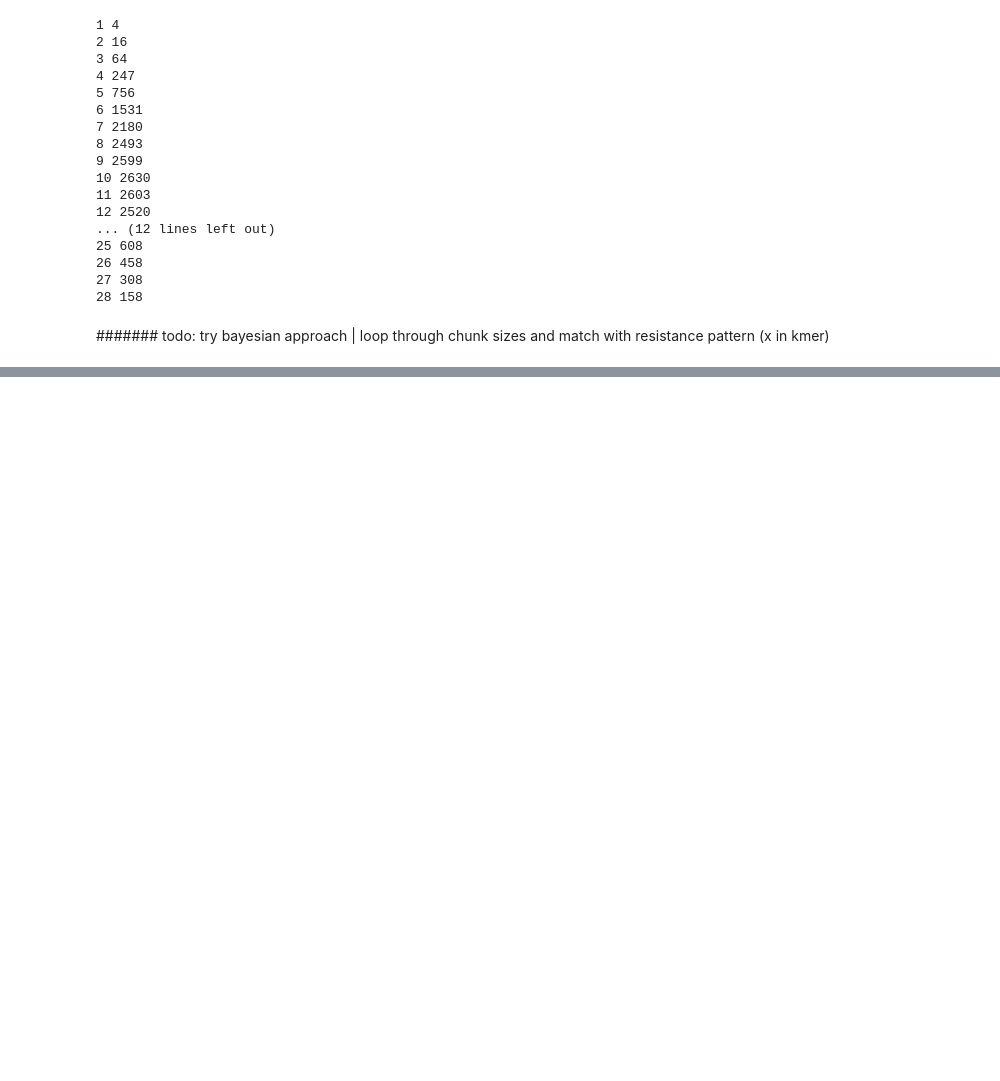
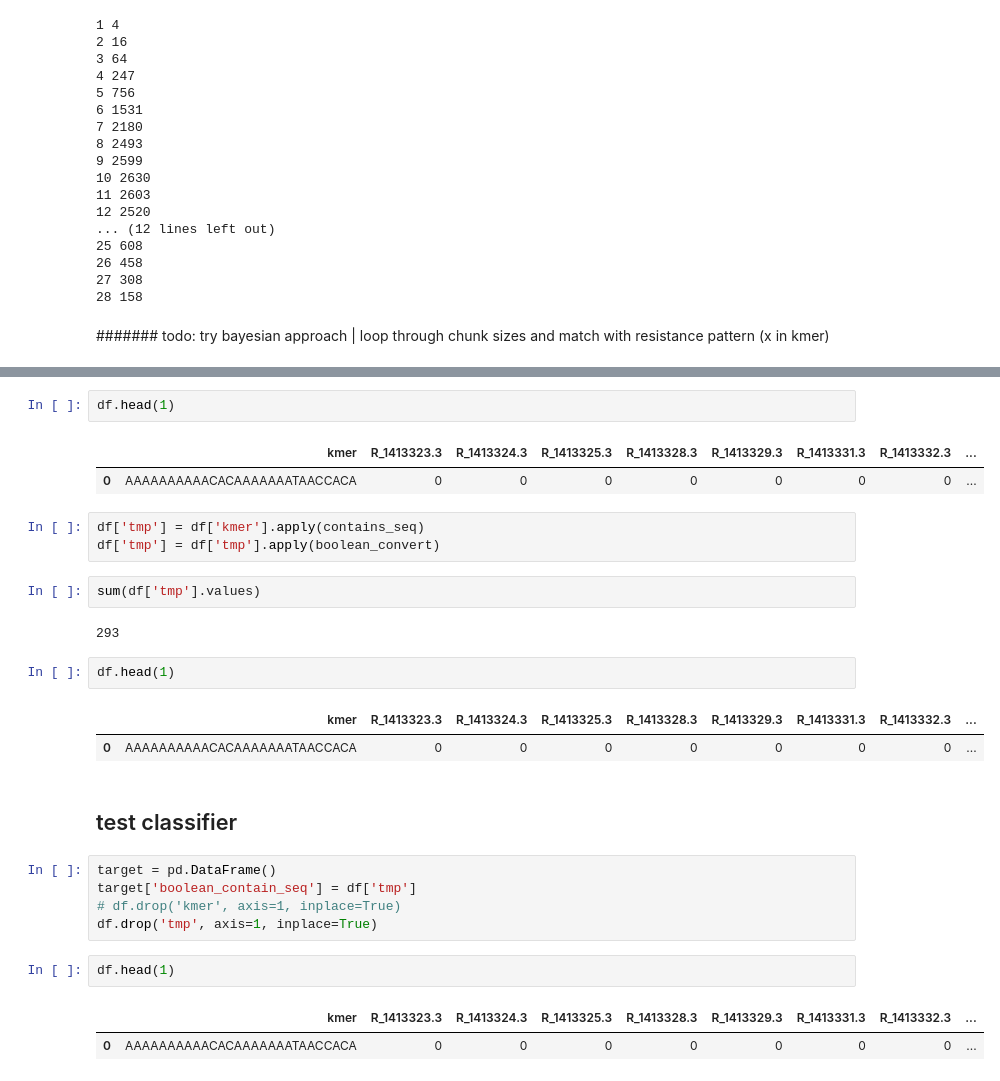
Before and after one commit to dUmich/genome_data, a Jupyter notebook: jupyter_notebooks/approach_three.ipynb, the cells around one changed output, grey strips where cells are left out. Drawn from its saved outputs; the diff is of its cells as text; blank space fills up the shorter version.

```diff
--- a/jupyter_notebooks/approach_three.ipynb
+++ b/jupyter_notebooks/approach_three.ipynb
@@ -312,0 +332,29 @@ for uuu in range(1,(len(mapping_df['kmer'].values[5])+1)):
+# %%
+df.head(1)
+# %% [output]
+|  | kmer | R_1413323.3 | R_1413324.3 | R_1413325.3 | R_1413328.3 | R_1413329.3 | R_1413331.3 | R_1413332.3 | ... |
+| 0 | AAAAAAAAAACACAAAAAAATAACCACA | 0 | 0 | 0 | 0 | 0 | 0 | 0 | ... |
+# %%
+df['tmp'] = df['kmer'].apply(contains_seq)
+df['tmp'] = df['tmp'].apply(boolean_convert)
+# %%
+sum(df['tmp'].values)
+# %% [output]
+293
+# %%
+df.head(1)
+# %% [output]
+|  | kmer | R_1413323.3 | R_1413324.3 | R_1413325.3 | R_1413328.3 | R_1413329.3 | R_1413331.3 | R_1413332.3 | ... |
+| 0 | AAAAAAAAAACACAAAAAAATAACCACA | 0 | 0 | 0 | 0 | 0 | 0 | 0 | ... |
+# %% [markdown]
+## test classifier
+# %%
+target = pd.DataFrame()
+target['boolean_contain_seq'] = df['tmp']
+# df.drop('kmer', axis=1, inplace=True)
+df.drop('tmp', axis=1, inplace=True)
+# %%
+df.head(1)
+# %% [output]
+|  | kmer | R_1413323.3 | R_1413324.3 | R_1413325.3 | R_1413328.3 | R_1413329.3 | R_1413331.3 | R_1413332.3 | ... |
+| 0 | AAAAAAAAAACACAAAAAAATAACCACA | 0 | 0 | 0 | 0 | 0 | 0 | 0 | ... |
```
Also changed, not shown: parts of 20 cells of this notebook.
